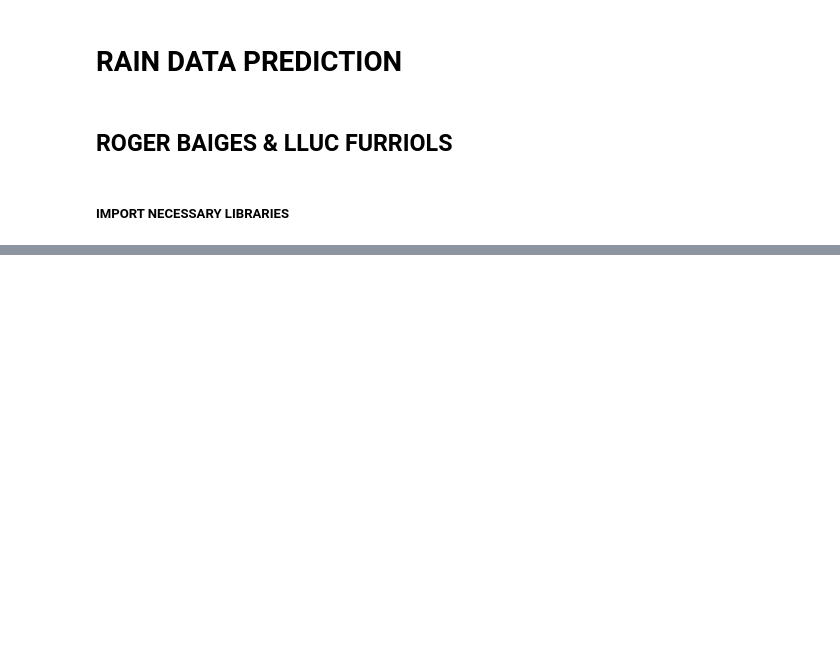
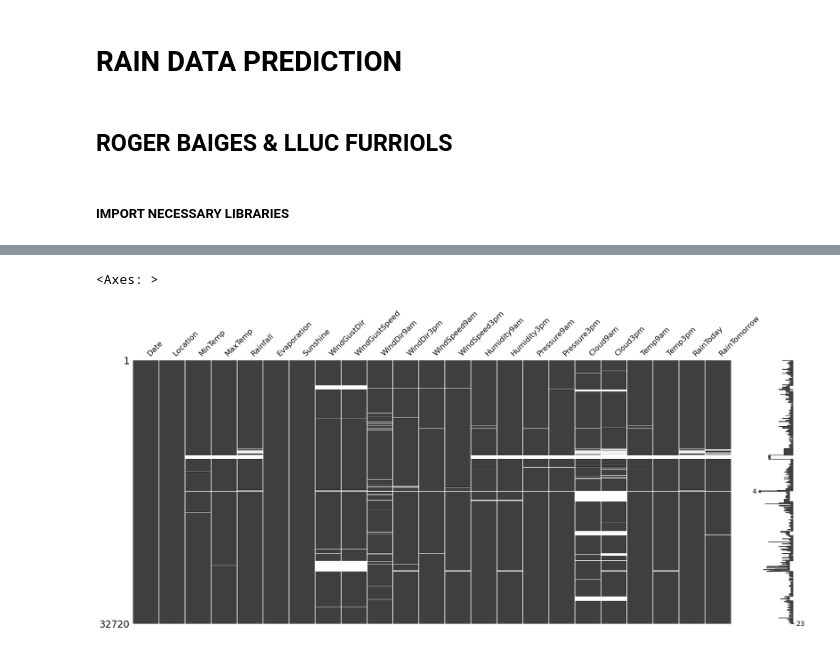
Before and after one commit to rogerbaiges/MLP-Model-Improvement-Project, a Jupyter notebook: src/MLP-improvement.ipynb, the cells around one changed output, grey strips where cells are left out. Drawn from its saved outputs; the diff is of its cells as text; code cells hidden in the pictures; blank space fills up the shorter version.

Commit message:
MOD missings

```diff
--- a/src/MLP-improvement.ipynb
+++ b/src/MLP-improvement.ipynb
@@ -23 +44,13 @@ msno.matrix(rain_data)
 [figure]
+# %%
+# Delete the rows that have missing values in 'Evaporation' and 'Sunshine'
+rain_data.dropna(subset=['Evaporation', 'Sunshine'], inplace=True)
+
+# Delete the rows that have missing values in more than one of the following columns:
+# 'WindGustDir', 'WindGustSpeed', 'Cloud9am', and 'Cloud3pm'.
+# To keep a row, at least 3 of these columns must have non-null values, thus thresh=3
+# %%
+msno.matrix(rain_data)
+# %% [output]
+<Axes: >
+[figure, added]
```
Also changed, not shown: parts of 4 cells of this notebook.
